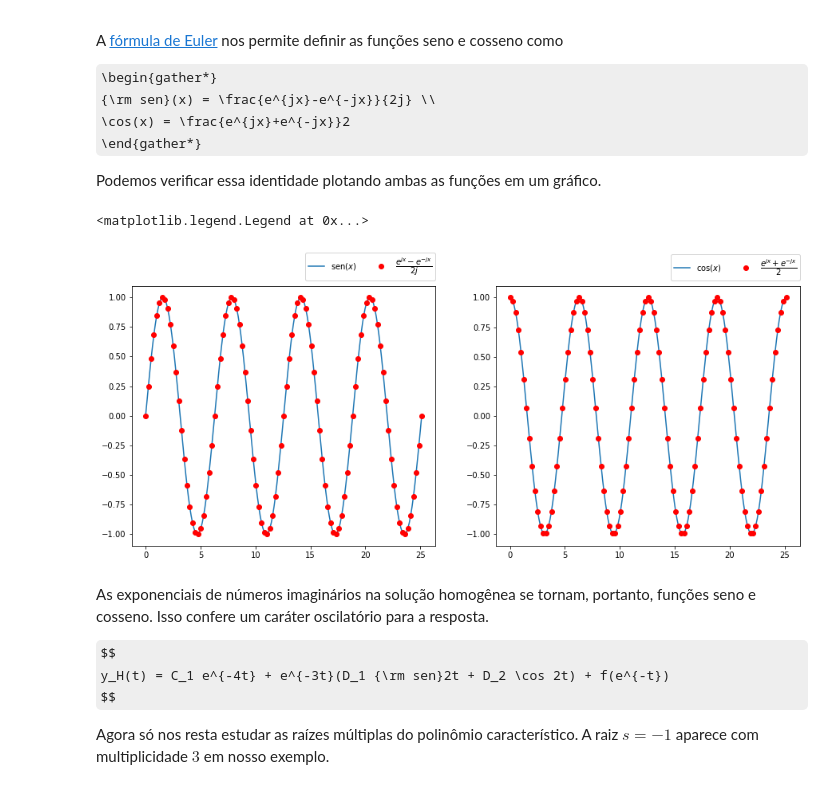
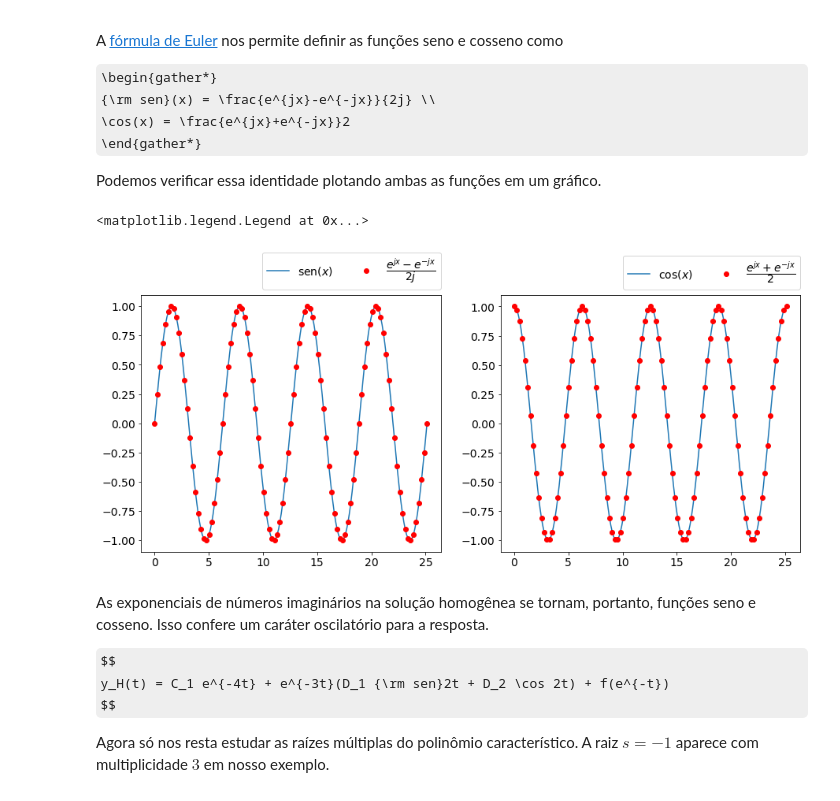
Before and after one commit to gabrieldcf/controle, a Jupyter notebook: ordem_superior.ipynb, the cells around one changed output. Cells and saved outputs as stored; diff of their text form; code cells hidden in the pictures; some formulas as TeX source.

```diff
--- a/ordem_superior.ipynb
+++ b/ordem_superior.ipynb
@@ -89,34 +89,35 @@ Podemos verificar essa identidade plotando ambas as funções em um gráfico.
 # %%
 %matplotlib inline
 
 import numpy as np
 import matplotlib.pyplot as plt
 
 def f(x):
     return (( np.exp(1j*x) - np.exp(-1j*x) )/2j).real
 
 def g(x):
     return ( np.exp(1j*x) + np.exp(-1j*x) ).real/2
 
 π = np.pi
 x = np.linspace(0,8*π,201)
 y = np.linspace(0,8*π,101)
 
 plt.rcParams["figure.figsize"]=[15,6]
+plt.rcParams.update({'font.size': 14})
 plt.subplot(1,2,1)
 plt.plot(x,np.sin(x),label=r"${\rm sen}(x)$")
 plt.plot(y,f(y),'ro',label=r"$\dfrac{e^{jx}-e^{-jx}}{2j}$")
 plt.legend(bbox_to_anchor=(0., 1.02, 1., .102), loc=4,
            ncol=2, borderaxespad=0.)
 
 plt.subplot(1,2,2)
 plt.plot(x,np.cos(x),label=r"$\cos(x)$")
 plt.plot(y,g(y),'ro',label=r"$\dfrac{e^{jx}+e^{-jx}}{2}$")
 plt.legend(bbox_to_anchor=(0., 1.02, 1., .102), loc=4,
            ncol=2, borderaxespad=0.)
 # %% [output]
 <matplotlib.legend.Legend at 0x...>
-[figure, old version]
+[figure, new version]
 # %% [markdown]
 As exponenciais de números imaginários na solução homogênea se tornam, portanto, funções seno e cosseno. Isso confere um caráter oscilatório para a resposta.
 
```
Also changed, not shown: parts of 1 cell of this notebook, 9 other files.
